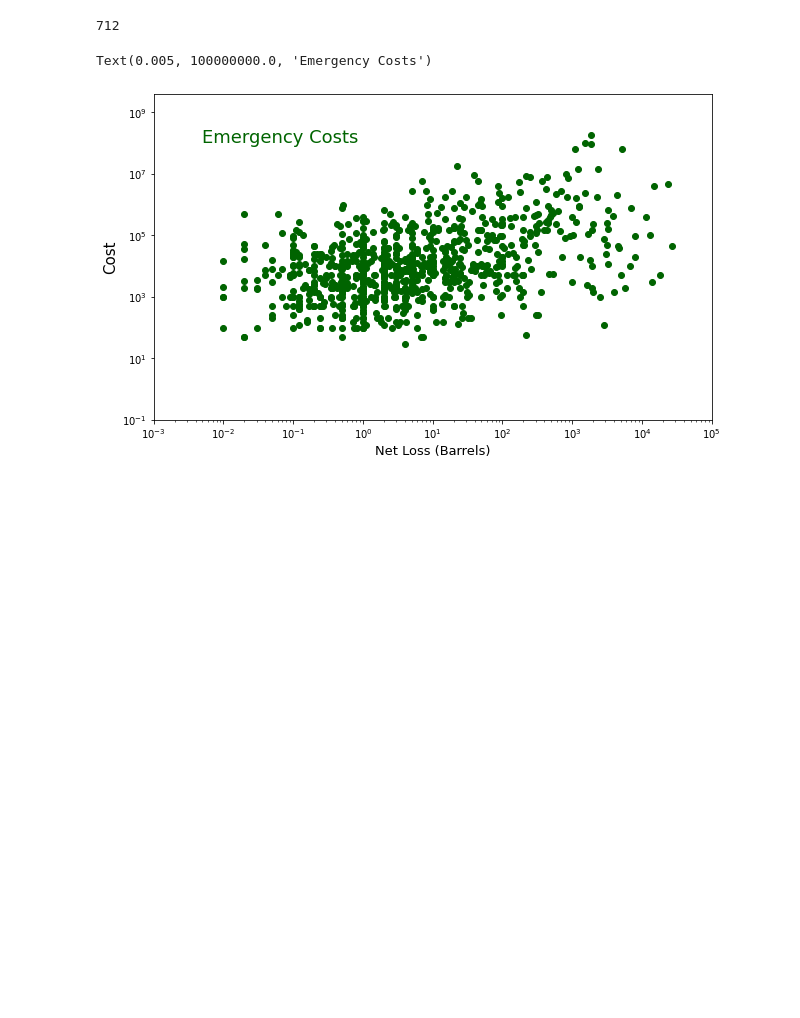
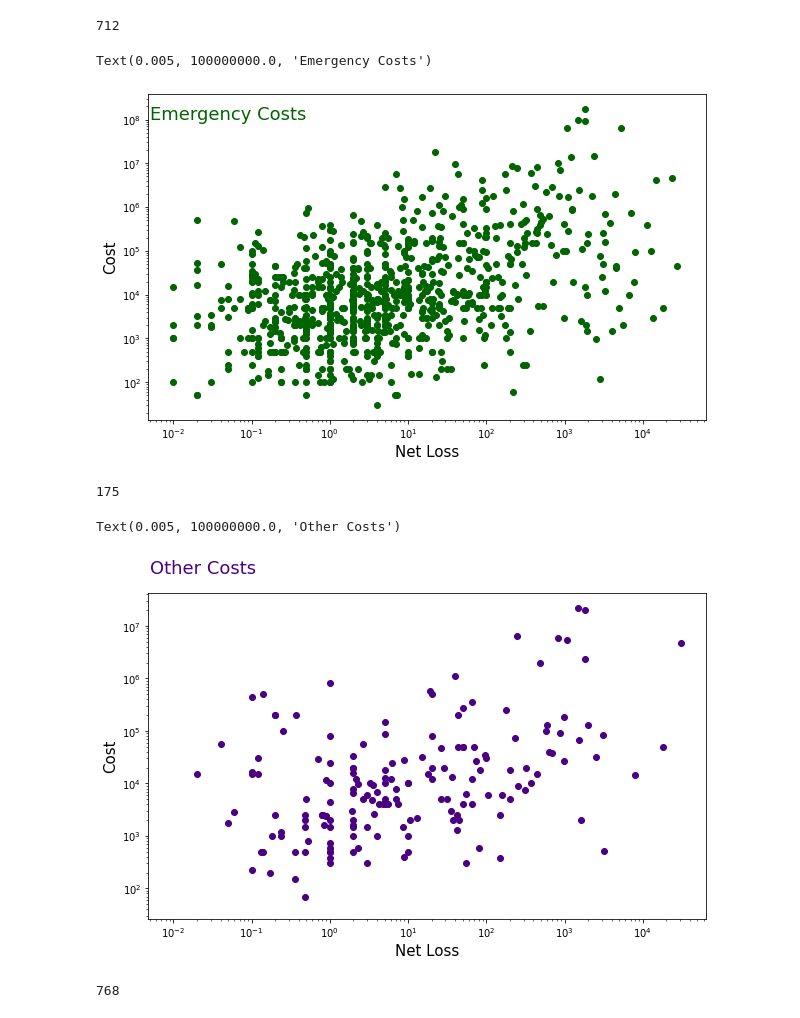
Before and after one commit to AdityaKD88/Oil_pipeline, a Jupyter notebook: app/analysis.ipynb, the cells around one changed output. Cells and saved outputs as stored; diff of their text form; code cells hidden in the pictures; blank space fills up the shorter version.

```diff
--- a/app/analysis.ipynb
+++ b/app/analysis.ipynb
@@ -256,12 +268,31 @@ ax.scatter(df['Net Loss (Barrels)'].values,
               df['Emergency Response Costs'].values,
               label="All", color='darkgreen')
 ax.set_yscale('log')
-ax.set_ylim(0.1,4e9)
 ax.set_xscale('log')
-ax.set_xlim(0.001,100000)
 ax.set_ylabel('Cost', fontsize=15)
-ax.set_xlabel('Net Loss (Barrels)', fontsize=13)
+ax.set_xlabel('Net Loss', fontsize=15)
 ax.text(0.005, 1e8, "Emergency Costs", fontsize=18, color='darkgreen')
 # %% [output]
 Text(0.005, 100000000.0, 'Emergency Costs')
-[figure, old version]
+[figure, new version]
+# %%
+df['Other Costs'].nunique()
+# %% [output]
+175
+# %%
+fig, ax = plt.subplots(figsize=(10,6))
+ax.scatter(df['Net Loss (Barrels)'].values,
+              df['Other Costs'].values,
+              label="All", color='indigo')
+ax.set_yscale('log')
+ax.set_xscale('log')
+ax.set_ylabel('Cost', fontsize=15)
+ax.set_xlabel('Net Loss', fontsize=15)
+ax.text(0.005, 1e8, "Other Costs", fontsize=18, color='indigo')
+# %% [output]
+Text(0.005, 100000000.0, 'Other Costs')
+[figure, added]
+# %%
+df['Property Damage Costs'].nunique()
+# %% [output]
+768
```
Also changed, not shown: parts of 26 cells of this notebook.
